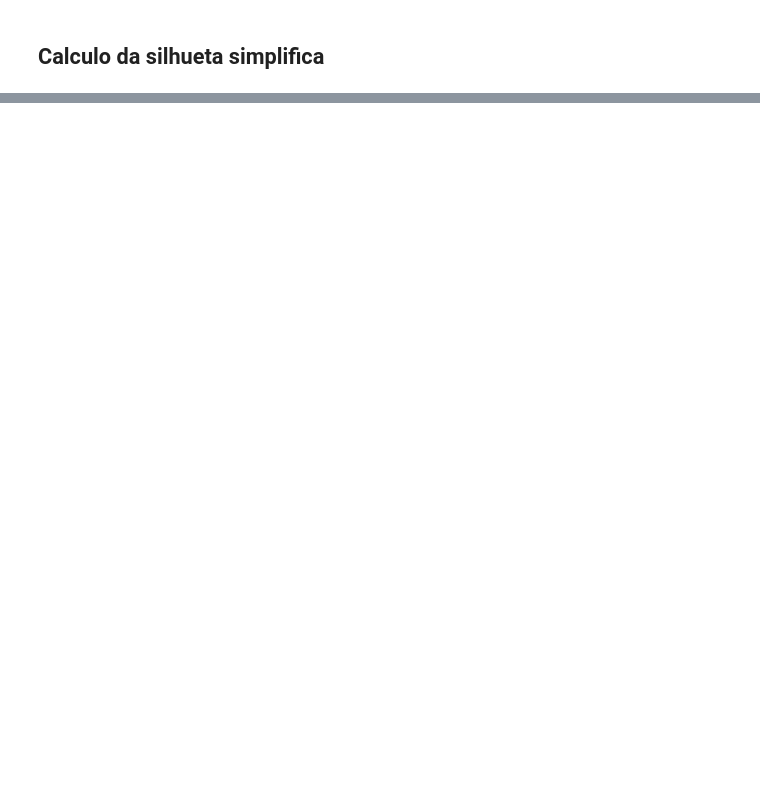
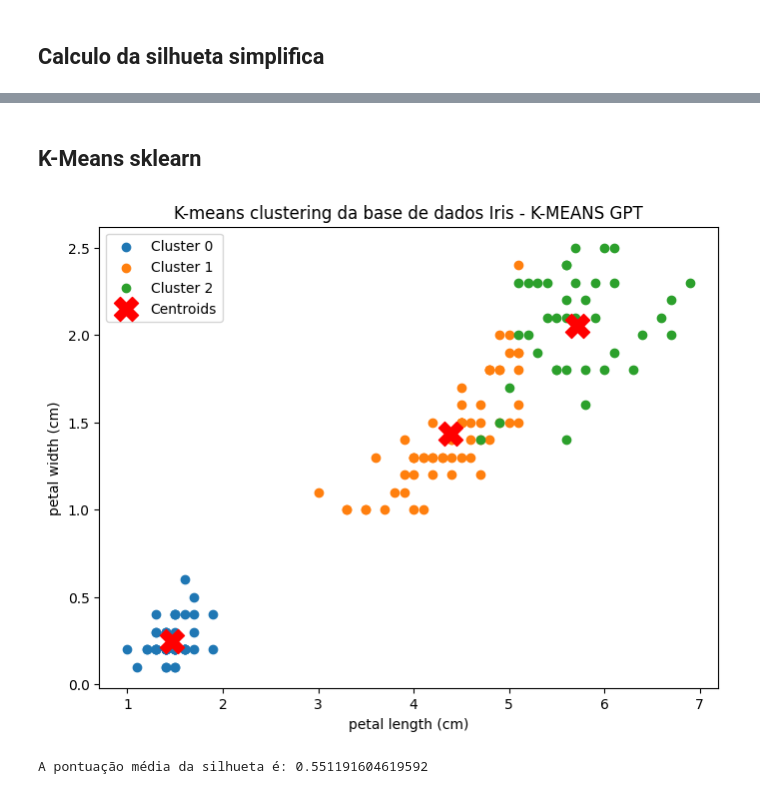
Before and after one commit to higorEtica/Exercico-4, a Jupyter notebook: Exercicio-4.ipynb, the cells around one changed output, grey strips where cells are left out. Saved outputs shown, nothing was run; the diff lists cells and outputs as text; code cells hidden in the pictures; blank space fills up the shorter version.

```diff
--- a/Exercicio-4.ipynb
+++ b/Exercicio-4.ipynb
@@ -97,4 +129,6 @@ plt.show()
 # %% [markdown]
 ### Vamos analisar a silhueta simplificada do k-means
+# %%
+df = np.array(annualIcomeWithScore)
 # %%
 
@@ -159,0 +222,40 @@ Então o k-means para essa base de dados é o melhor algoritmo para agrupar os d
+# %% [markdown]
+## K-Means sklearn
+# %%
+# Executar o algoritmo de clustering (por exemplo, KMeans)
+kmeans = KMeans(n_clusters=K).fit(df)
+labels = kmeans.labels_
+centroids = kmeans.cluster_centers_
+# %%
+x_index = 2  # Comprimento da pétala
+y_index = 3  # Largura da pétala
+
+plt.figure(figsize=(8, 6))
+
+# Criar um scatter plot com as cores dos clusters
+for cluster in range(3):
+    plt.scatter(df[labels == cluster, x_index],
+                df[labels == cluster, y_index],
+                label=f'Cluster {cluster}')
+
+# Plotar os centroids
+plt.scatter(centroids[:, x_index],
+            centroids[:, y_index],
+            s=300, c='red', marker='X', label='Centroids')
+
+# Adicionar título e legendas
+plt.title('K-means clustering da base de dados Iris - K-MEANS GPT')
+plt.xlabel(iris.feature_names[x_index])
+plt.ylabel(iris.feature_names[y_index])
+plt.legend()
+
+# Mostrar o gráfico
+plt.show()
+# %% [output]
+[figure, added]
+# %%
+# Calcular a pontuação da silhueta
+silhouette_avg = silhouette_score(df, labels)
+print(f"A pontuação média da silhueta é: {silhouette_avg}")
+# %% [output]
+A pontuação média da silhueta é: 0.551191604619592
```
Also changed, not shown: parts of 28 cells of this notebook, 1 other file.
